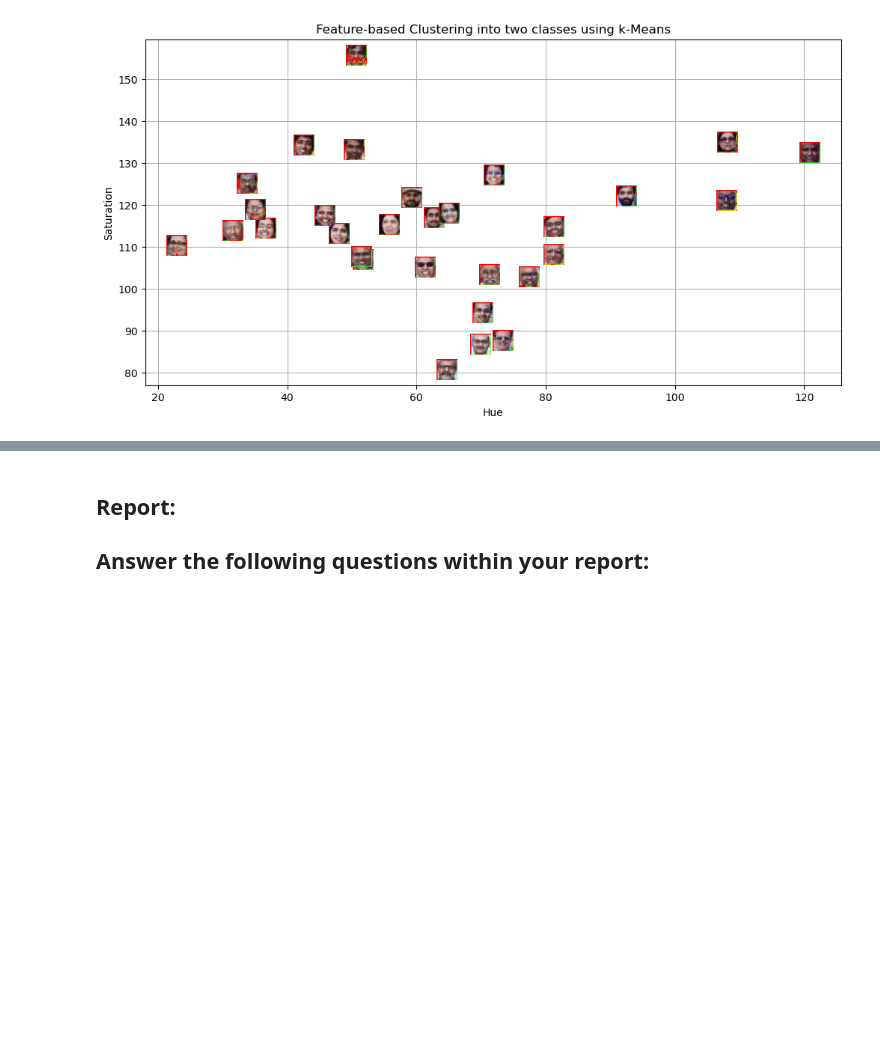
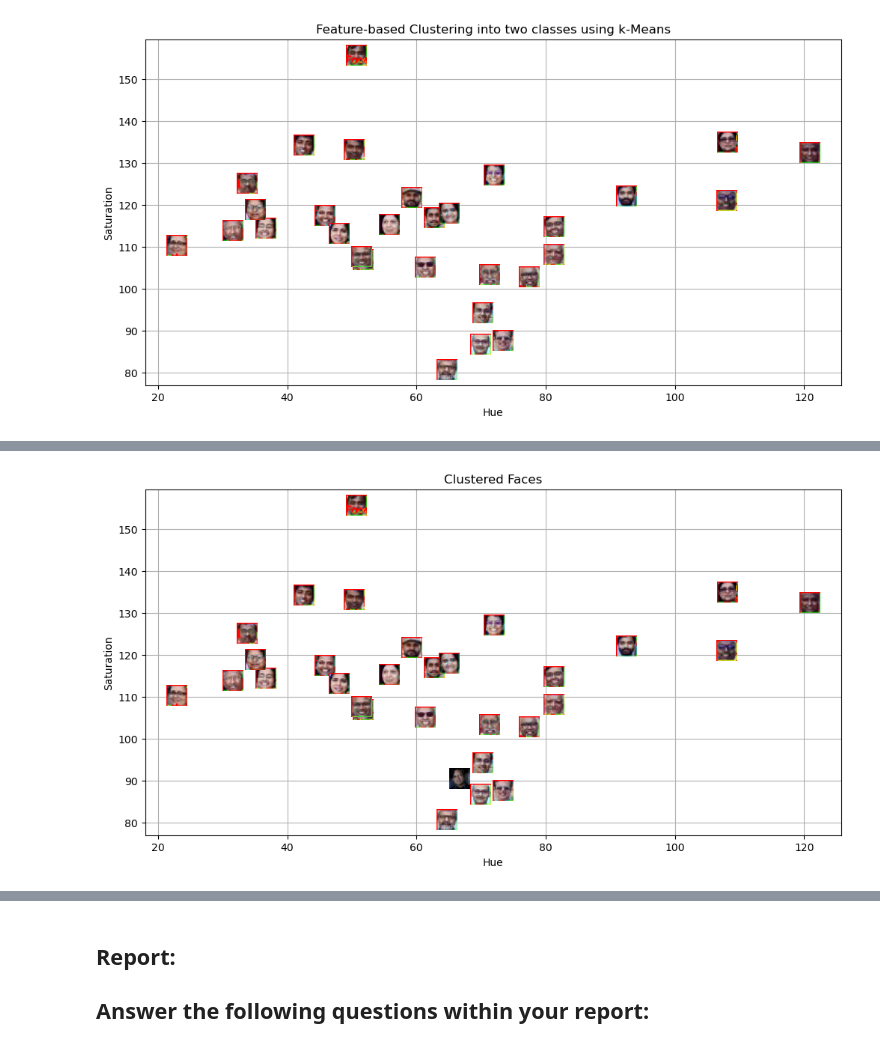
Before and after one commit to niyatidoesntcode/Distance-Based-Classification, a Jupyter notebook: NiyatiSingh_Lab5.ipynb, the cells around one changed output, grey strips where cells are left out. Cells and saved outputs as stored; diff of their text form; code cells hidden in the pictures; blank space fills up the shorter version.

```diff
--- a/NiyatiSingh_Lab5.ipynb
+++ b/NiyatiSingh_Lab5.ipynb
@@ -153,47 +154,44 @@ cv2.destroyAllWindows()
 # %%
 # Convert the template image to HSV color space and store it in template_hsv
 template_hsv = cv2.cvtColor(template_img, cv2.COLOR_BGR2HSV)
 
 # Extract hue and saturation features from the template image as we did it for detected faces.
-template_hue_saturation = []
-
-for (x, y, w, h) in template_faces:
-    face = template_hsv[y:y + h, x:x + w]
-    hue = np.mean(face[:, :, 0])
-    saturation = np.mean(face[:, :, 1])
-    template_hue_saturation.append((hue, saturation))
-    template_face_images.append(face)
-
-template_hue_saturation = np.array(template_hue_saturation)
+template_hue = np.mean(template_hsv[:, :, 0])
+template_saturation = np.mean(template_hsv[:, :, 1])
 
 # Predict the cluster label for the template image and store it in template_label
-template_label = kmeans.predict(template_hue_saturation)[0]
+template_label = kmeans.predict([[template_hue, template_saturation]])[0]
 
 # Create a figure and axis for visualization
 fig, ax = plt.subplots(figsize=(12, 6))
 
 # Plot the clustered faces with custom markers (similar to previous code)
 for i, (x, y, w, h) in enumerate(faces_rect):
     color = 'red' if kmeans.labels_[i] == 0 else 'blue'
     im = OffsetImage(cv2.cvtColor(cv2.resize(face_images[i], (20, 20)), cv2.COLOR_HSV2RGB))
     ab = AnnotationBbox(im, (hue_saturation[i, 0], hue_saturation[i, 1]), frameon=False, pad=0)
     ax.add_artist(ab)
     plt.plot(hue_saturation[i, 0], hue_saturation[i, 1], 'o', markersize=5, color=color)
 
 # Plot the template image in the respective cluster
 if template_label == 0:
     color = 'red'
 else:
     color = 'blue'
 im = OffsetImage(cv2.cvtColor(cv2.resize(template_img, (20, 20)), cv2.COLOR_BGR2RGB))
 ab = AnnotationBbox(im, (template_hue, template_saturation), frameon=False, pad=0)
 ax.add_artist(ab)
 
-plt.xlabel('Hue')
-plt.ylabel('Saturation')
-plt.title('Feature-based Clustering with Template Faces')
+## Put x label
+plt.xlabel("Hue")
+## Put y label
+plt.ylabel("Saturation")
+## Put title
+plt.title("Clustered Faces")
+## Add grid
 plt.grid()
-plt.show()
+# %% [output]
+[figure, added]
 # %%
 # Create an empty list to store legend labels
 legend_labels = []
```
Also changed, not shown: parts of 6 cells of this notebook.
